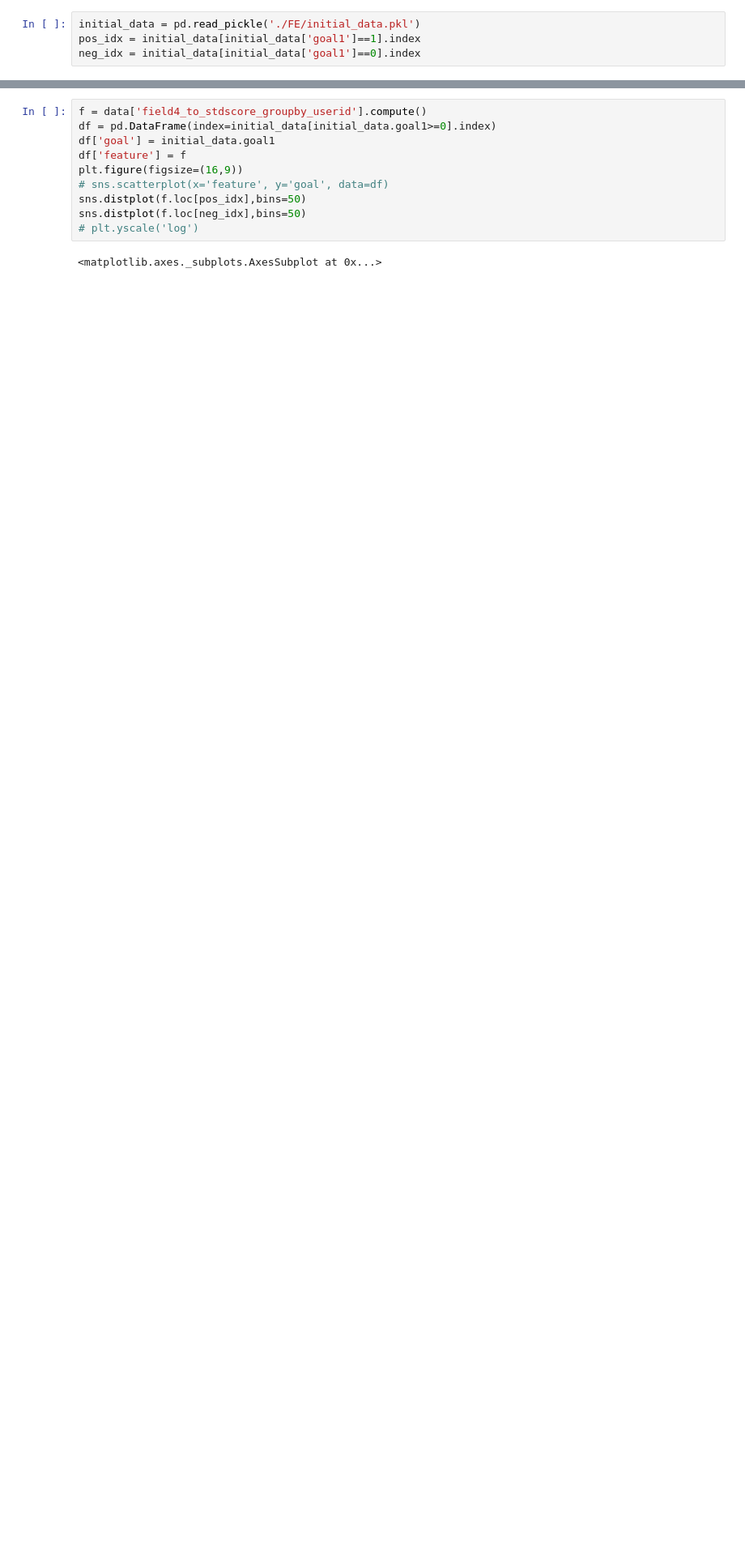
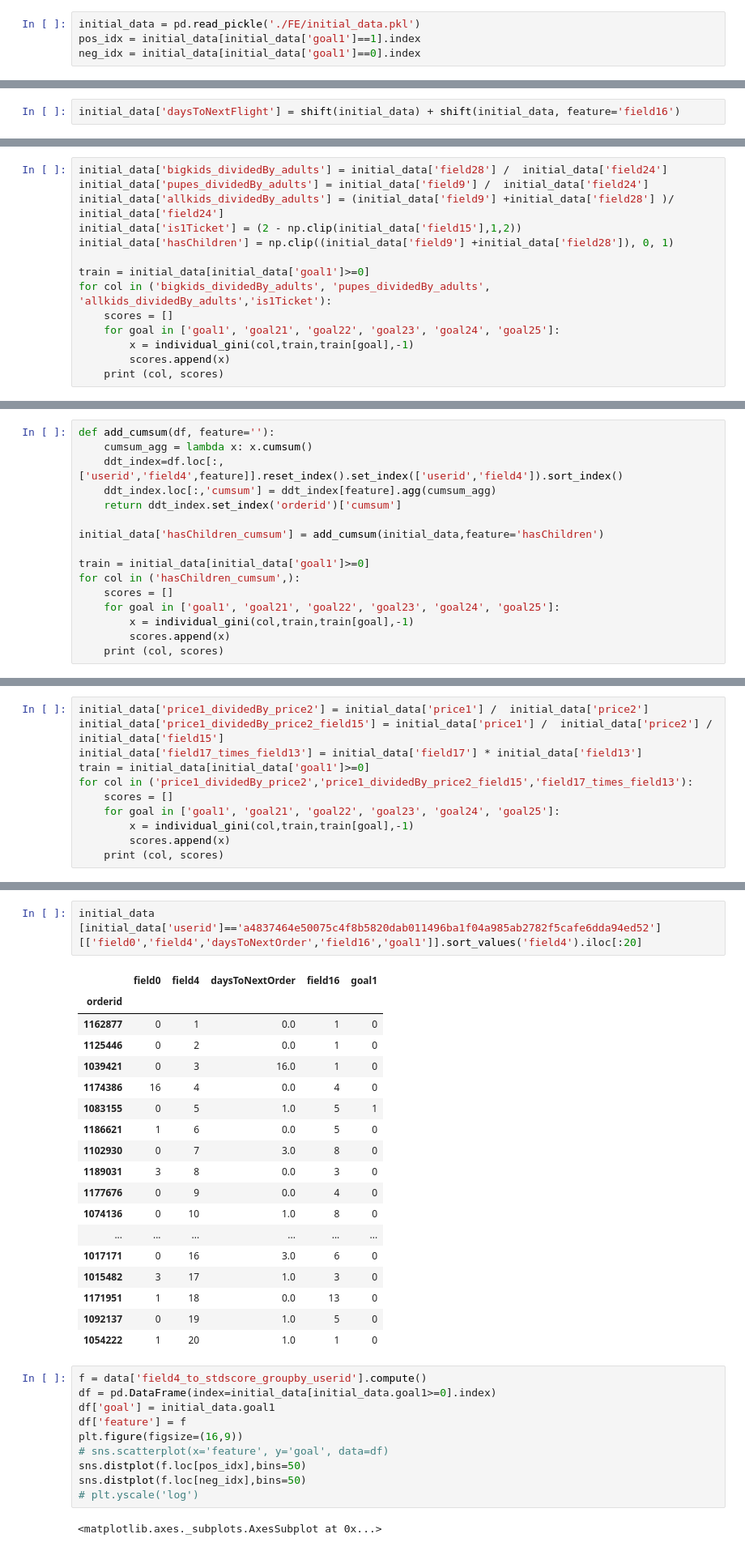
Before and after one commit to annabaydina/12trip, a Jupyter notebook: XX - FeatureResearch.ipynb, the cells around one changed output, grey strips where cells are left out. Shown at 81% size. Cells and saved outputs as stored; diff of their text form; blank space fills up the shorter version.

```diff
--- a/XX - FeatureResearch.ipynb
+++ b/XX - FeatureResearch.ipynb
@@ -12,0 +55,2 @@ neg_idx = initial_data[initial_data['goal1']==0].index
+# %%
+initial_data['daysToNextFlight'] = shift(initial_data) + shift(initial_data, feature='field16')
@@ -12,0 +104,14 @@ neg_idx = initial_data[initial_data['goal1']==0].index
+# %%
+initial_data['bigkids_dividedBy_adults'] = initial_data['field28'] /  initial_data['field24']
+initial_data['pupes_dividedBy_adults'] = initial_data['field9'] /  initial_data['field24']
+initial_data['allkids_dividedBy_adults'] = (initial_data['field9'] +initial_data['field28'] )/  initial_data['field24']
+initial_data['is1Ticket'] = (2 - np.clip(initial_data['field15'],1,2))
+initial_data['hasChildren'] = np.clip((initial_data['field9'] +initial_data['field28']), 0, 1)
+
+train = initial_data[initial_data['goal1']>=0]
+for col in ('bigkids_dividedBy_adults', 'pupes_dividedBy_adults', 'allkids_dividedBy_adults','is1Ticket'):
+    scores = []
+    for goal in ['goal1', 'goal21', 'goal22', 'goal23', 'goal24', 'goal25']:
+        x = individual_gini(col,train,train[goal],-1)
+        scores.append(x)
+    print (col, scores)
@@ -12,0 +122,16 @@ neg_idx = initial_data[initial_data['goal1']==0].index
+# %%
+def add_cumsum(df, feature=''):
+    cumsum_agg = lambda x: x.cumsum()
+    ddt_index=df.loc[:,['userid','field4',feature]].reset_index().set_index(['userid','field4']).sort_index()
+    ddt_index.loc[:,'cumsum'] = ddt_index[feature].agg(cumsum_agg)
+    return ddt_index.set_index('orderid')['cumsum']
+
+initial_data['hasChildren_cumsum'] = add_cumsum(initial_data,feature='hasChildren')
+
+train = initial_data[initial_data['goal1']>=0]
+for col in ('hasChildren_cumsum',):
+    scores = []
+    for goal in ['goal1', 'goal21', 'goal22', 'goal23', 'goal24', 'goal25']:
+        x = individual_gini(col,train,train[goal],-1)
+        scores.append(x)
+    print (col, scores)
@@ -12,0 +140,11 @@ neg_idx = initial_data[initial_data['goal1']==0].index
+# %%
+initial_data['price1_dividedBy_price2'] = initial_data['price1'] /  initial_data['price2']
+initial_data['price1_dividedBy_price2_field15'] = initial_data['price1'] /  initial_data['price2'] / initial_data['field15']
+initial_data['field17_times_field13'] = initial_data['field17'] * initial_data['field13']
+train = initial_data[initial_data['goal1']>=0]
+for col in ('price1_dividedBy_price2','price1_dividedBy_price2_field15','field17_times_field13'):
+    scores = []
+    for goal in ['goal1', 'goal21', 'goal22', 'goal23', 'goal24', 'goal25']:
+        x = individual_gini(col,train,train[goal],-1)
+        scores.append(x)
+    print (col, scores)
@@ -13,3 +201,24 @@ neg_idx = initial_data[initial_data['goal1']==0].index
+# %%
+initial_data [initial_data['userid']=='a4837464e50075c4f8b5820dab011496ba1f04a985ab2782f5cafe6dda94ed52'] [['field0','field4','daysToNextOrder','field16','goal1']].sort_values('field4').iloc[:20]
+# %% [output]
+|  | field0 | field4 | daysToNextOrder | field16 | goal1 |
+| orderid |  |  |  |  |  |
+| 1162877 | 0 | 1 | 0.0 | 1 | 0 |
+| 1125446 | 0 | 2 | 0.0 | 1 | 0 |
+| 1039421 | 0 | 3 | 16.0 | 1 | 0 |
+| 1174386 | 16 | 4 | 0.0 | 4 | 0 |
+| 1083155 | 0 | 5 | 1.0 | 5 | 1 |
+| 1186621 | 1 | 6 | 0.0 | 5 | 0 |
+| 1102930 | 0 | 7 | 3.0 | 8 | 0 |
+| 1189031 | 3 | 8 | 0.0 | 3 | 0 |
+| 1177676 | 0 | 9 | 0.0 | 4 | 0 |
+| 1074136 | 0 | 10 | 1.0 | 8 | 0 |
+| ... | ... | ... | ... | ... | ... |
+| 1017171 | 0 | 16 | 3.0 | 6 | 0 |
+| 1015482 | 3 | 17 | 1.0 | 3 | 0 |
+| 1171951 | 1 | 18 | 0.0 | 13 | 0 |
+| 1092137 | 0 | 19 | 1.0 | 5 | 0 |
+| 1054222 | 1 | 20 | 1.0 | 1 | 0 |
 # %%
 f = data['field4_to_stdscore_groupby_userid'].compute()
 df = pd.DataFrame(index=initial_data[initial_data.goal1>=0].index)
```
Also changed, not shown: parts of 28 cells of this notebook, 6 other files.
